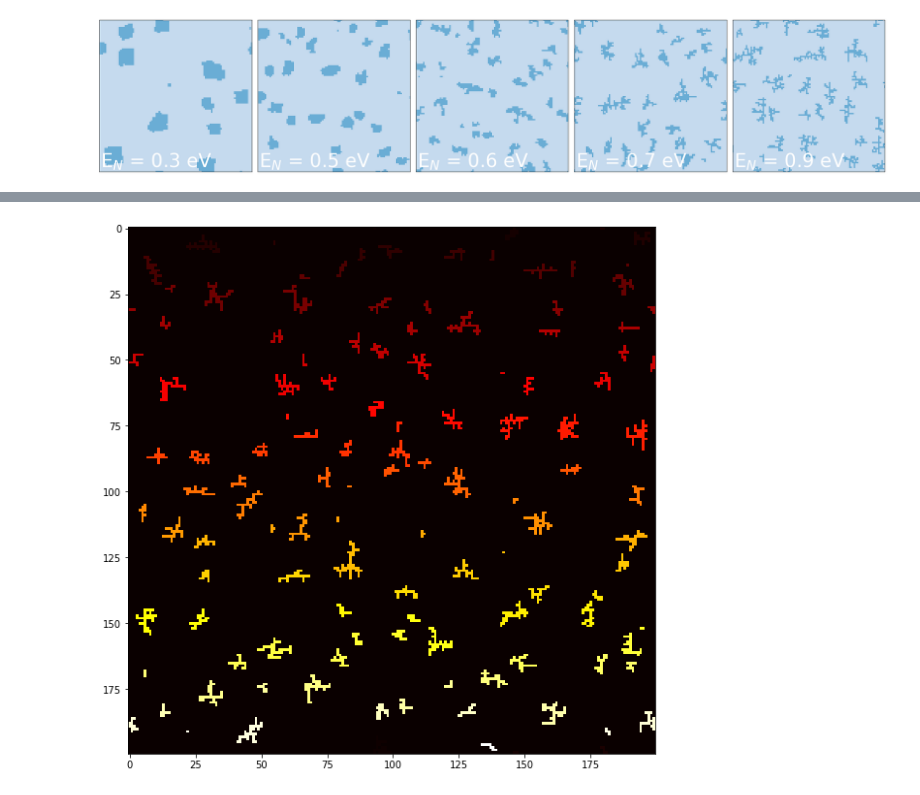
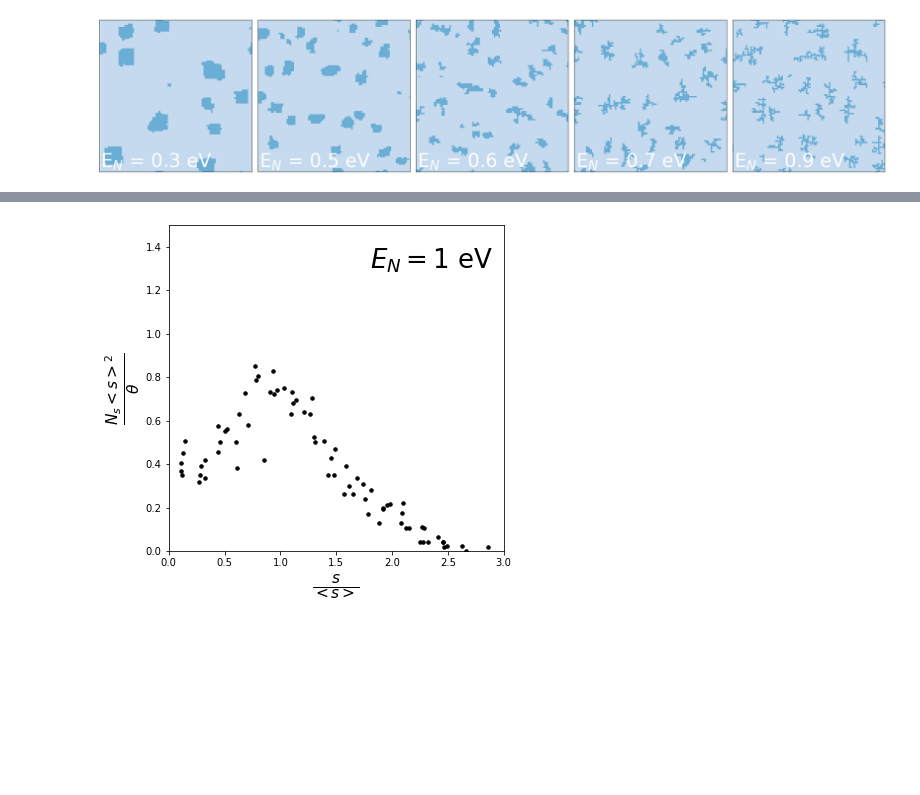
Before and after one commit to Titouan-Gadeyne/CMS-project, a Jupyter notebook: KMC Epitaxial Growth.ipynb, the cells around one changed output, grey strips where cells are left out. Saved outputs shown, nothing was run; the diff lists cells and outputs as text; code cells hidden in the pictures; blank space fills up the shorter version.

```diff
--- a/KMC Epitaxial Growth.ipynb
+++ b/KMC Epitaxial Growth.ipynb
@@ -16,8 +16,8 @@ h  = cst.physical_constants['Planck constant'][0]
 "PARAMETRES"
 T  = 800       # Température (K)
 ES = 1.3 * eV  # Energie atome-substrat (eV)
-EN = 1.0 * eV  # Energie atome-voisin (eV)
-L  = 100       # Nombre d'atomes sur une ligne de la grille
+EN = 0.3 * eV  # Energie atome-voisin (eV)
+L  = 300       # Nombre d'atomes sur une ligne de la grille
 theta = 0.25    # Coverage
 
 "PROBABILITES"
@@ -35,4 +35,6 @@ p3 = np.exp(-3*EN/(kB*T))
 p4 = np.exp(-4*EN/(kB*T))
 P  = [p0, p1, p2, p3, p4]  # P[n] est la probabilité à utiliser pour n voisins
 print(P)
+
+th=3
 # %% [output]
@@ -299,7 +346,7 @@ fig.subplots_adjust(wspace=0.04)
 
 thetalist = [5.0, 10.0, 15.0, 20.0, 25.0]
 
-for i in range(0,len(Elist)):
+for i in range(0,len(thetalist)):
     E = thetalist[i]
     HH = np.loadtxt('L='+str(L)+'F='+str(F)+'T='+str(T)+'theta='+str(E)+'EN='+str(EN/eV)+'.txt')
     ax[i].imshow(HH, cmap='Blues', vmax=3, vmin=-1)
@@ -332,30 +378,76 @@ OSError: L=100F=0.1T=800theta=5.0EN=1.6021766208e-19.txt not found.
 
 from scipy.ndimage.measurements import label
 
-test = np.loadtxt('L=200F=0.1T=800theta=0.05EN=1.0.txt')
+thetalist = [5.0, 10.0, 15.0, 20.0, 25.0]
 
-graph = np.where(test > 0,1,0) # graphe des ilôts: 1 si h>0, 0 sinon
+fig, ax = plt.subplots(figsize=(6,6))
 
-structure = [[0,1,0],[1,1,1],[0,1,0]]  # connection filter: les atomes doivent se toucher par une arête !
+for i in range(len(thetalist)):
 
-'Trouver les composantes connexes'
-label_image, ncomponents = label(graph, structure)
+    thetaval = thetalist[i]
 
-'Appliquer les conditions périodiques'
-for y in range(label_image.shape[0]):
-    if label_image[y, 0] > 0 and label_image[y, -1] > 0:
-        label_image[label_image == label_image[y, -1]] = label_image[y, 0]
-for x in range(label_image.shape[1]):
-    if label_image[0, x] > 0 and label_image[-1, x] > 0:
-        label_image[label_image == label_image[-1, x]] = label_image[0, x]
+    Hmap = np.loadtxt('L=300F=0.1T=800theta='+str(thetaval)+'EN=1.0.txt')
+
+    graph = np.where(Hmap > 0,1,0) # graphe des ilôts: 1 si h>0, 0 sinon
+
+    structure = [[0,1,0],[1,1,1],[0,1,0]]  # connection filter: les atomes doivent se toucher par une arête !
+
+    'Trouver les composantes connexes'
+    label_image, ncomponents = label(graph, structure)
+
+    'Appliquer les conditions périodiques'
+    for y in range(label_image.shape[0]):
+        if label_image[y, 0] > 0 and label_image[y, -1] > 0:
+            label_image[label_image == label_image[y, -1]] = label_image[y, 0]
+    for x in range(label_image.shape[1]):
+        if label_image[0, x] > 0 and label_image[-1, x] > 0:
+            label_image[label_image == label_image[-1, x]] = label_image[0, x]
 
 
-'Tracer les composantes connexes'
-%matplotlib inline
-fig = plt.figure(figsize=(10,10))
-ax = fig.add_subplot(111)
+    "Distribution des tailles d'ilôts"
+    sizes = []
+    for compo in range(1, np.max(label_image)+1):
+        size = np.sum(np.where(label_image==compo,1,0))
+        if size != 0:
+            sizes.append(size)
 
-ax.imshow(label_image, cmap='hot', vmax=np.max(label_image), vmin=0)
+    mean = np.mean(sizes) # smean
+    print(mean)
+    normsizes=sizes/mean
+
+    histY, histX = np.histogram(normsizes, bins=15) # histY = nb of islands in a bin on the s/smean scale
+
+    deltaX = histX[1] - histX[0] # taille de la bin sur l'axe s/smean
+    histX = histX[:-1]+deltaX/2  # positions des milieux des bins
+
+    histY = histY / (deltaX*mean) # normaliser l'histogramme par la taille de la bin sur l'axe s
+
+    Ns = histY / (300**2) # Passer de nombre à densité surfacique
+
+    print('Theta sum:'+str(np.sum(Ns*histX*mean))) # recalculer theta (vérif)
+
+    normNs = Ns * mean**2 / (thetaval/100)
+
+    ax.scatter(histX, normNs, s=12, color='k')
+
+    #ax.scatter(thetaval, mean)
+
+
+ax.set_xlabel(r'$\frac{s}{<s>}$', fontsize=22)
+ax.set_ylabel(r'$\frac{N_s <s>^2}{\theta}$', fontsize=22)
+ax.set_xlim(0, 3)
+ax.set_ylim(0, 1.5)
+
+ax.text(1.8, 1.3, r'$E_N = 1$ eV', fontsize=26, color='k')
 
 plt.show()
+
+
+
+#'Tracer les composantes connexes'
+#%matplotlib inline
+#fig = plt.figure(figsize=(10,10))
+#ax = fig.add_subplot(111)
+#ax.imshow(label_image, cmap='hot', vmax=np.max(label_image), vmin=0)
+#plt.show()
 # %% [output]
@@ -362 +464 @@ plt.show()
-[figure, old version]
+[figure, new version]
```
Also changed, not shown: parts of 8 cells of this notebook, 1 other file.
